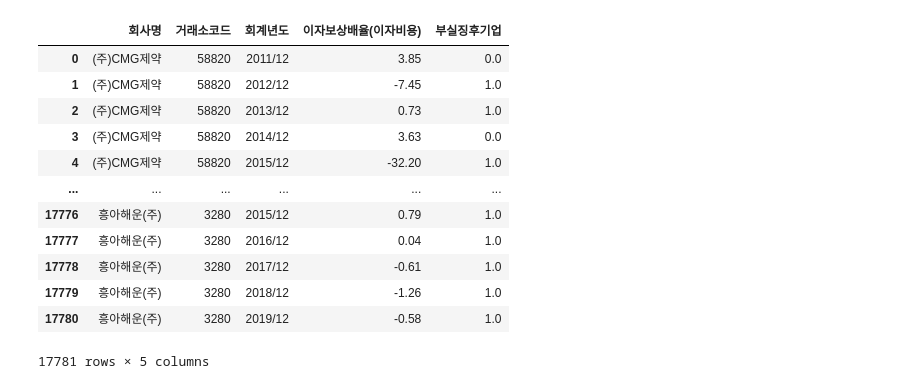
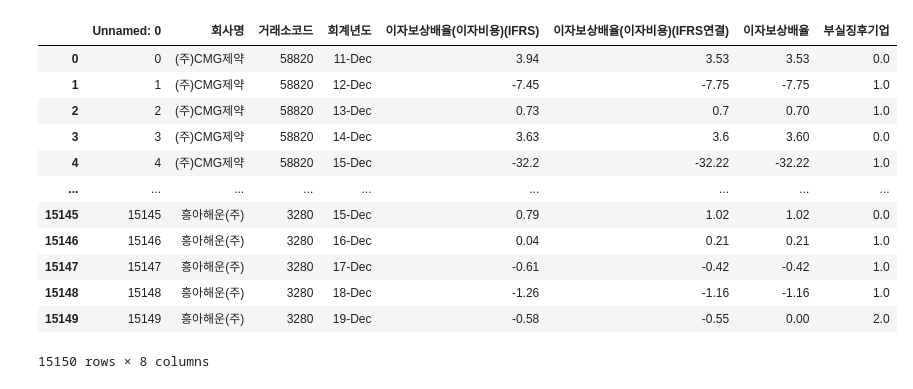
Before and after one commit to Penta-Audit-Technology/jh, a Jupyter notebook: 2011년전체데이터.ipynb, the cells around one changed output. Cells and saved outputs as stored; diff of their text form; code cells hidden in the pictures.

```diff
--- a/2011년전체데이터.ipynb
+++ b/2011년전체데이터.ipynb
@@ -27,24 +44,36 @@ df_2 = df[['회사명','거래소코드','회계년도','이자보상배율(이
+# %%
+for i in range(len(df)):
+    if df.loc[i,'이자보상배율'] == 0:
+        df.loc[i, '부실징후기업'] = 2
+    elif df.loc[i,'이자보상배율'] < 1:
+        df.loc[i,'부실징후기업'] = 1
+    elif df.loc[i,'이자보상배율'] > 1 and df.loc[i,'이자보상배율'] != 11111111.11:
+        df.loc[i,'부실징후기업'] = 0
+    elif df.loc[i,'이자보상배율'] == 11111111.11:
+        df.loc[i,'부실징후기업'] = 2
+
+df # 999999999는 일단 생각하지 않은 채로 진행합니다.
+# %% [output]
+|  | Unnamed: 0 | 회사명 | 거래소코드 | 회계년도 | 이자보상배율(이자비용)(IFRS) | 이자보상배율(이자비용)(IFRS연결) | 이자보상배율 | 부실징후기업 |
+| 0 | 0 | (주)CMG제약 | 58820 | 11-Dec | 3.94 | 3.53 | 3.53 | 0.0 |
+| 1 | 1 | (주)CMG제약 | 58820 | 12-Dec | -7.45 | -7.75 | -7.75 | 1.0 |
+| 2 | 2 | (주)CMG제약 | 58820 | 13-Dec | 0.73 | 0.7 | 0.70 | 1.0 |
+| 3 | 3 | (주)CMG제약 | 58820 | 14-Dec | 3.63 | 3.6 | 3.60 | 0.0 |
+| 4 | 4 | (주)CMG제약 | 58820 | 15-Dec | -32.2 | -32.22 | -32.22 | 1.0 |
+| ... | ... | ... | ... | ... | ... | ... | ... | ... |
+| 15145 | 15145 | 흥아해운(주) | 3280 | 15-Dec | 0.79 | 1.02 | 1.02 | 0.0 |
+| 15146 | 15146 | 흥아해운(주) | 3280 | 16-Dec | 0.04 | 0.21 | 0.21 | 1.0 |
+| 15147 | 15147 | 흥아해운(주) | 3280 | 17-Dec | -0.61 | -0.42 | -0.42 | 1.0 |
+| 15148 | 15148 | 흥아해운(주) | 3280 | 18-Dec | -1.26 | -1.16 | -1.16 | 1.0 |
+| 15149 | 15149 | 흥아해운(주) | 3280 | 19-Dec | -0.58 | -0.55 | 0.00 | 2.0 |
+15150 rows × 8 columns
 # %%
-for i in range(len(df_1)):
-    if df_1.loc[i,'이자보상배율(이자비용)'] == 0: # 두개 다 결측치 인 경우 일단 2로...
-        df_1.loc[i, '부실징후기업'] = 2
-    elif df_1.loc[i,'이자보상배율(이자비용)'] < 1: # GAAP만 고려할 경우
-        df_1.loc[i,'부실징후기업'] = 1
-    elif df_1.loc[i,'이자보상배율(이자비용)'] > 1: # GAAP만 고려할 경우
-        df_1.loc[i,'부실징후기업'] = 0
+# for i in range(len(df_2)):
+#     if df_2.loc[i,'이자보상배율(이자비용)(IFRS연결)'] == 0: # 두개 다 결측치 인 경우 일단 2로...
+#         df_2.loc[i, '부실징후기업'] = 2
+#     elif df_2.loc[i,'이자보상배율(이자비용)(IFRS연결)'] < 1: # GAAP만 고려할 경우
+#         df_2.loc[i,'부실징후기업'] = 1
+#     elif df_2.loc[i,'이자보상배율(이자비용)(IFRS연결)'] > 1: # GAAP만 고려할 경우
+#         df_2.loc[i,'부실징후기업'] = 0
 
-df_1 # 999999999는 일단 생각하지 않은 채로 진행합니다.
+# df_2 # 999999999는 일단 생각하지 않은 채로 진행합니다.
-# %% [output]
-|  | 회사명 | 거래소코드 | 회계년도 | 이자보상배율(이자비용) | 부실징후기업 |
-| 0 | (주)CMG제약 | 58820 | 2011/12 | 3.85 | 0.0 |
-| 1 | (주)CMG제약 | 58820 | 2012/12 | -7.45 | 1.0 |
-| 2 | (주)CMG제약 | 58820 | 2013/12 | 0.73 | 1.0 |
-| 3 | (주)CMG제약 | 58820 | 2014/12 | 3.63 | 0.0 |
-| 4 | (주)CMG제약 | 58820 | 2015/12 | -32.20 | 1.0 |
-| ... | ... | ... | ... | ... | ... |
-| 17776 | 흥아해운(주) | 3280 | 2015/12 | 0.79 | 1.0 |
-| 17777 | 흥아해운(주) | 3280 | 2016/12 | 0.04 | 1.0 |
-| 17778 | 흥아해운(주) | 3280 | 2017/12 | -0.61 | 1.0 |
-| 17779 | 흥아해운(주) | 3280 | 2018/12 | -1.26 | 1.0 |
-| 17780 | 흥아해운(주) | 3280 | 2019/12 | -0.58 | 1.0 |
-17781 rows × 5 columns
```
Also changed, not shown: parts of 18 cells of this notebook, 9 other files.
